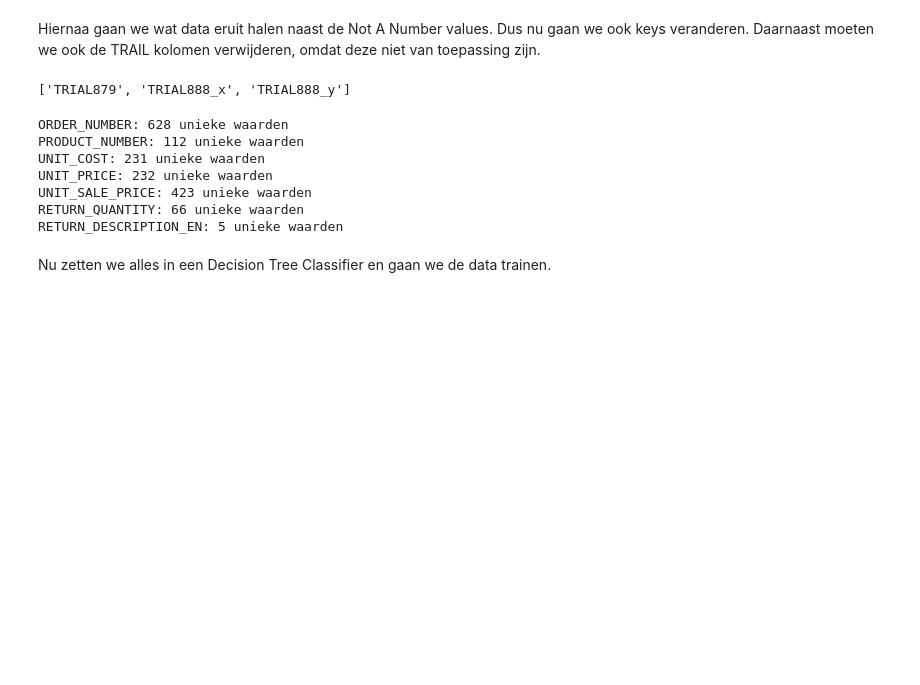
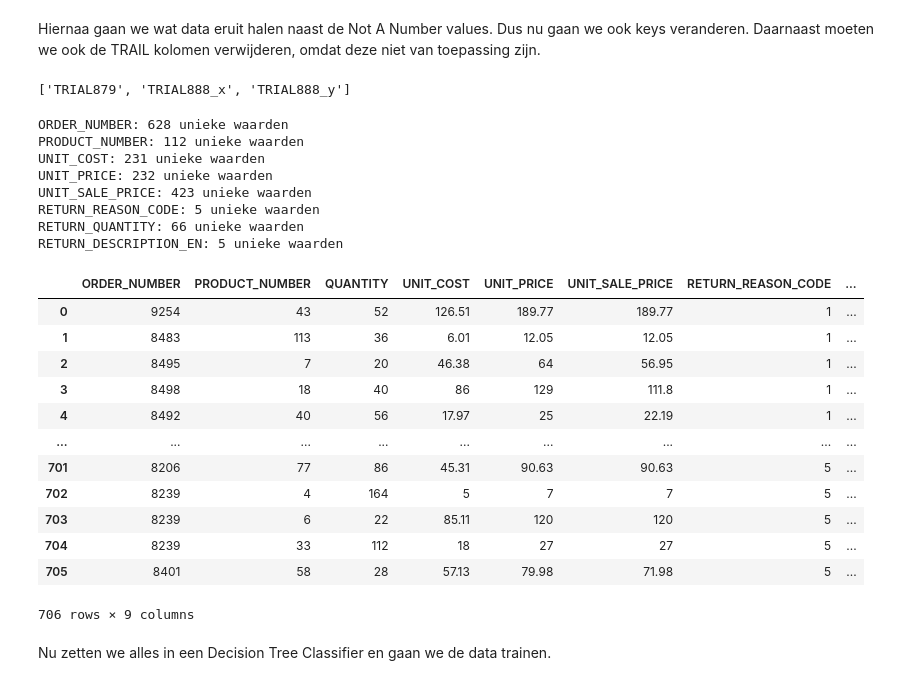
Before and after one commit to Peter-The-Great/DEDS_Portfolio_Week-8, a Jupyter notebook: classificationmodel.ipynb, the cells around one changed output. Saved outputs shown, nothing was run; the diff lists cells and outputs as text; code cells hidden in the pictures; blank space fills up the shorter version.

```diff
--- a/classificationmodel.ipynb
+++ b/classificationmodel.ipynb
@@ -266,24 +267,39 @@ selected_columns = filtered_table
 # %%
 # We moeten controleren of er kolommen zijn die categorische variabelen bevatten die moeten worden omgezet naar dummyvariabelen.
 # Laten we eerst controleren welke kolommen categorisch zijn en hoeveel unieke waarden ze bevatten.
 for column in selected_columns.columns:
     if selected_columns[column].dtype == 'object':
         print(f"{column}: {selected_columns[column].nunique()} unieke waarden")
 
 # In dit geval zijn de kolommen 'PRODUCT_NUMBER' en 'RETURN_REASON_CODE' categorisch.
 # We passen Dummy Encoding toe op deze kolommen.
 # dummies_dataframe = pd.get_dummies(selected_columns, columns=['PRODUCT_NUMBER', 'RETURN_REASON_CODE'])
 
 # df = pd.concat([selected_columns, dummies_dataframe], axis=1)
 df = selected_columns
+selected_columns
 # %% [output]
 ORDER_NUMBER: 628 unieke waarden
 PRODUCT_NUMBER: 112 unieke waarden
 UNIT_COST: 231 unieke waarden
 UNIT_PRICE: 232 unieke waarden
 UNIT_SALE_PRICE: 423 unieke waarden
+RETURN_REASON_CODE: 5 unieke waarden
 RETURN_QUANTITY: 66 unieke waarden
 RETURN_DESCRIPTION_EN: 5 unieke waarden
+|  | ORDER_NUMBER | PRODUCT_NUMBER | QUANTITY | UNIT_COST | UNIT_PRICE | UNIT_SALE_PRICE | RETURN_REASON_CODE | ... |
+| 0 | 9254 | 43 | 52 | 126.51 | 189.77 | 189.77 | 1 | ... |
+| 1 | 8483 | 113 | 36 | 6.01 | 12.05 | 12.05 | 1 | ... |
+| 2 | 8495 | 7 | 20 | 46.38 | 64 | 56.95 | 1 | ... |
+| 3 | 8498 | 18 | 40 | 86 | 129 | 111.8 | 1 | ... |
+| 4 | 8492 | 40 | 56 | 17.97 | 25 | 22.19 | 1 | ... |
+| ... | ... | ... | ... | ... | ... | ... | ... | ... |
+| 701 | 8206 | 77 | 86 | 45.31 | 90.63 | 90.63 | 5 | ... |
+| 702 | 8239 | 4 | 164 | 5 | 7 | 7 | 5 | ... |
+| 703 | 8239 | 6 | 22 | 85.11 | 120 | 120 | 5 | ... |
+| 704 | 8239 | 33 | 112 | 18 | 27 | 27 | 5 | ... |
+| 705 | 8401 | 58 | 28 | 57.13 | 79.98 | 71.98 | 5 | ... |
+706 rows × 9 columns
 # %%
 x = df.drop('RETURN_DESCRIPTION_EN', axis=1) # Onafhankelijke variabelen
 y = df['RETURN_DESCRIPTION_EN'] # Afhankelijke variabele
```
Also changed, not shown: parts of 7 cells of this notebook, 4 other files.
